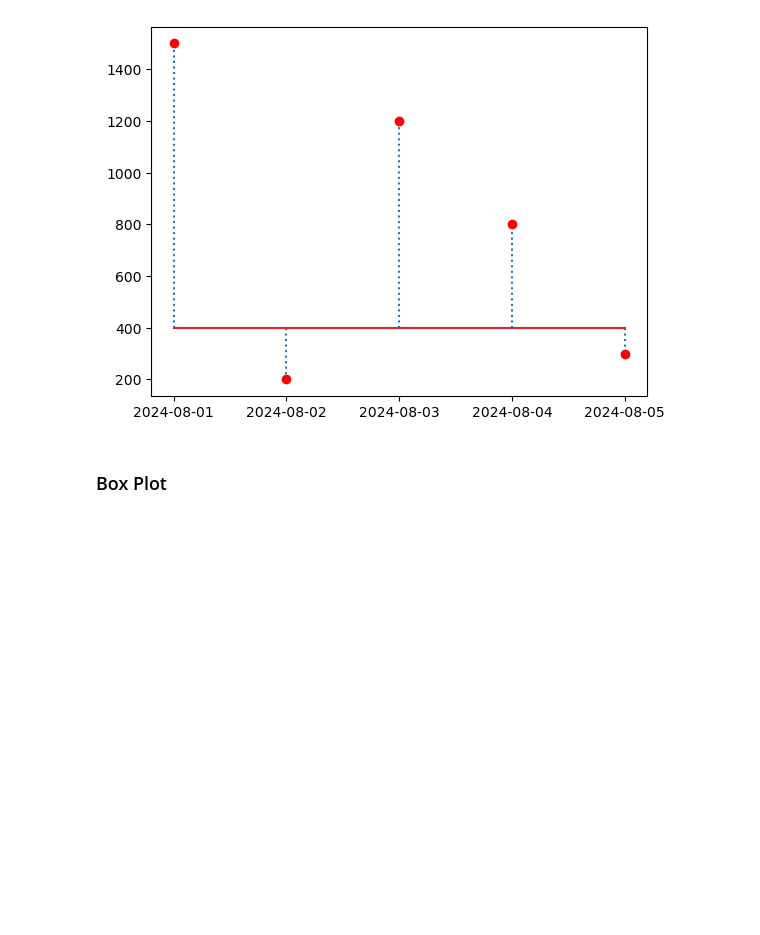
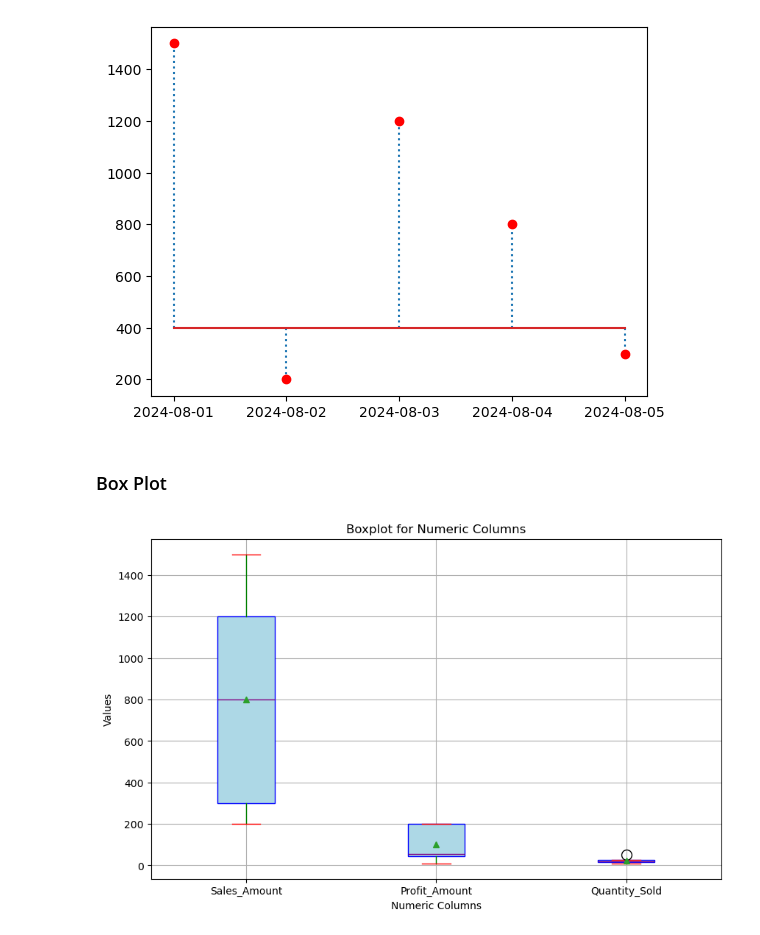
Before and after one commit to pravatn01/Matplotlib-Data-VIz, a Jupyter notebook: data_viz.ipynb, the cells around one changed output. Saved outputs shown, nothing was run; the diff lists cells and outputs as text; code cells hidden in the pictures; blank space fills up the shorter version.

Commit message:
boxplot complete

```diff
--- a/data_viz.ipynb
+++ b/data_viz.ipynb
@@ -166,3 +166,22 @@ plt.show()
 [figure]
 # %% [markdown]
 ### Box Plot
+# %%
+numeric_df = df.select_dtypes(include=['number'])
+plt.figure(figsize=(10, 6))  # Optional: specify the size of the plot
+numeric_df.boxplot(
+    vert=True,               # Vertical boxplot
+    patch_artist=True,       # Filled boxes
+    showmeans=True,          # Show mean
+    boxprops=dict(facecolor='lightblue', color='blue'), # Box color
+    whiskerprops=dict(color='green'), # Whisker color
+    capprops=dict(color='red'), # Cap color
+    flierprops=dict(marker='o', color='red', markersize=10), # Outlier properties
+    medianprops=dict(color='purple') # Median line color
+)
+plt.title('Boxplot for Numeric Columns')
+plt.xlabel('Numeric Columns')
+plt.ylabel('Values')
+plt.show()
+# %% [output]
+[figure, added]
```
